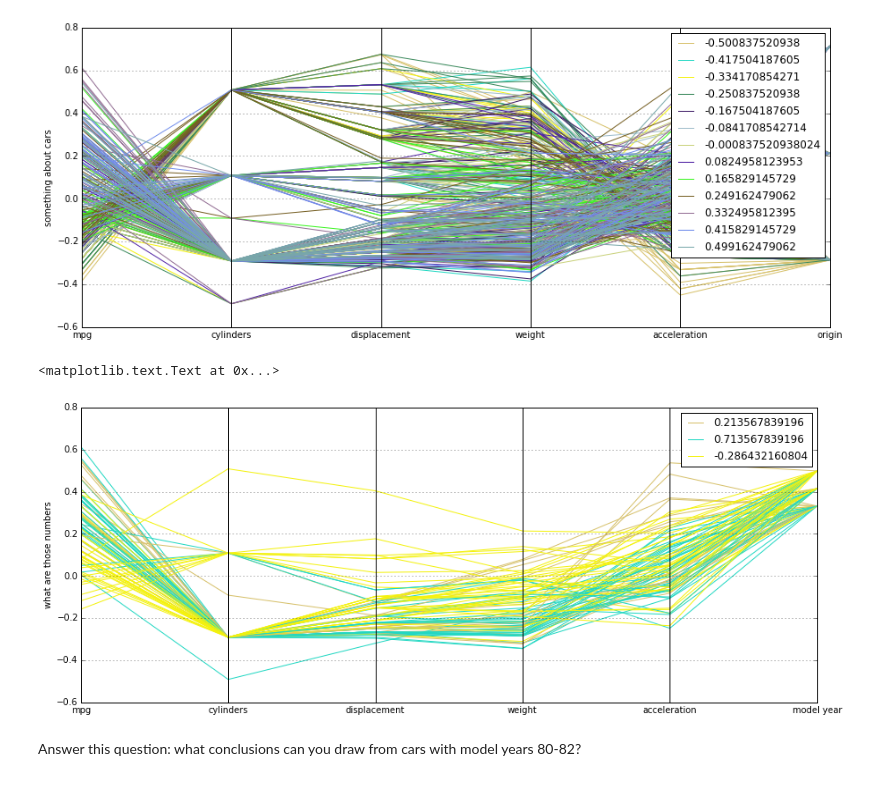
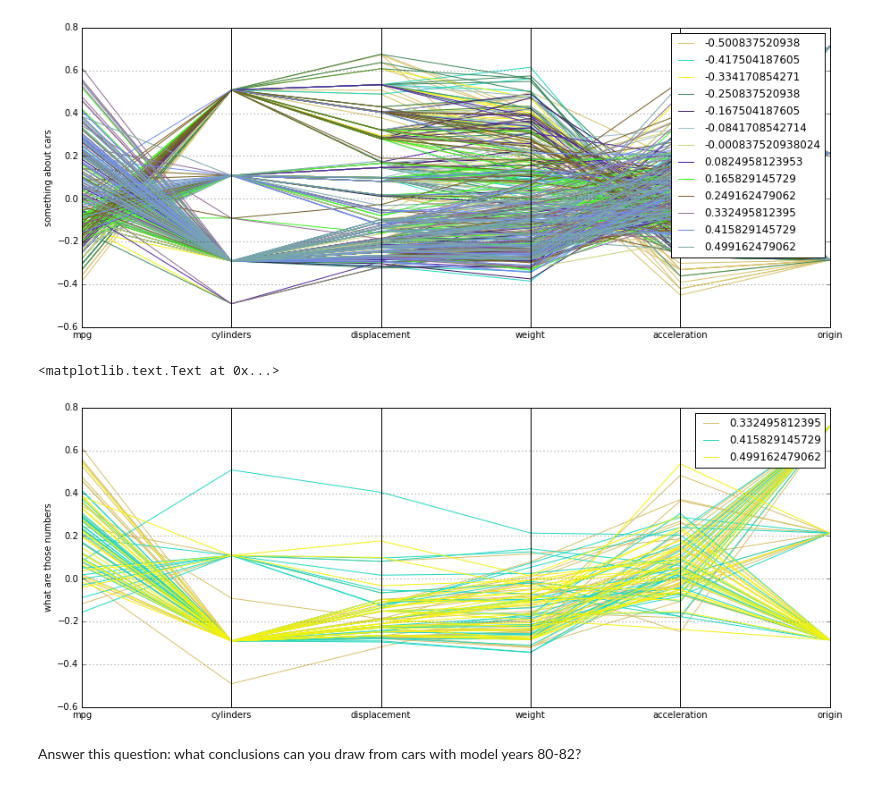
Before and after one commit to schneiderjan/ads_portfolio, a Jupyter notebook: dv/week3/DV03-Assignment-01.ipynb, the cells around one changed output. Drawn from its saved outputs; the diff is of its cells as text; code cells hidden in the pictures.

```diff
--- a/dv/week3/DV03-Assignment-01.ipynb
+++ b/dv/week3/DV03-Assignment-01.ipynb
@@ -133,10 +133,10 @@ ax2.set_ylabel('something about cars')
 # %%
 fig = plt.figure(figsize=[15,6])
 
-ax3 = parallel_coordinates(cars_norm[cars['model year']>=80], 'origin')
+ax3 = parallel_coordinates(cars_norm[cars['model year']>=80], 'model year')
 ax3.set_ylabel('what are those numbers')
 # %% [output]
 <matplotlib.text.Text at 0x...>
-[figure, old version]
+[figure, new version]
 # %% [markdown]
 Answer this question: what conclusions can you draw from cars with model years 80-82?
```
Also changed, not shown: parts of 2 cells of this notebook, 32 other files.
